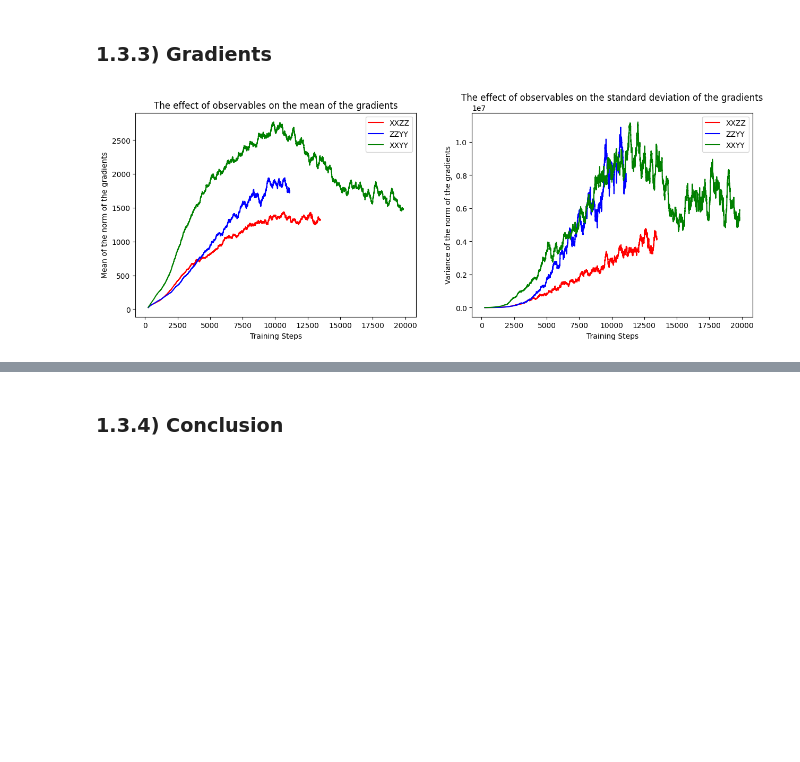
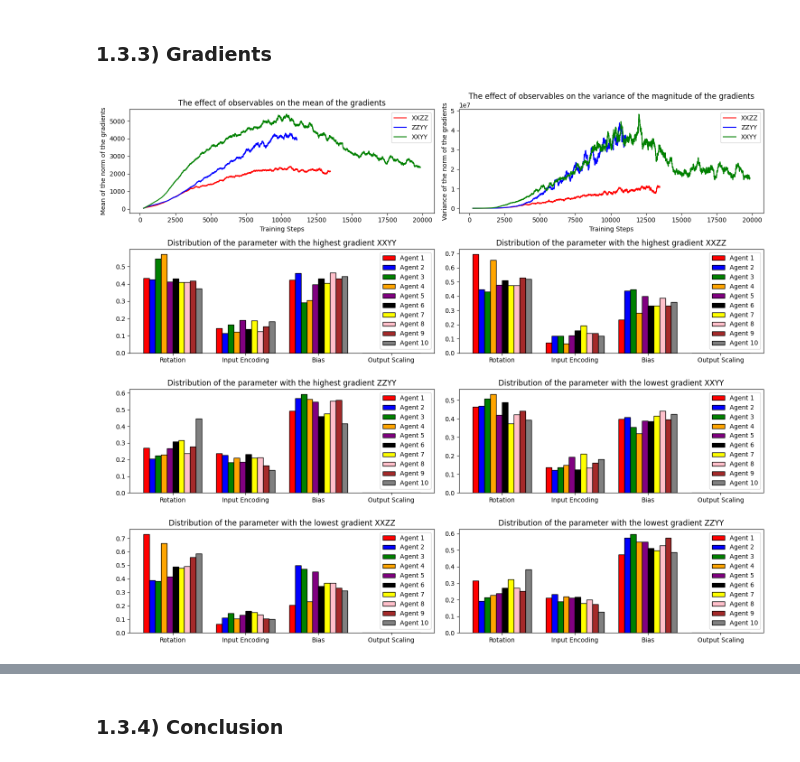
Before and after one commit to RodrigoCoelho7/VQC_Qlearning, a Jupyter notebook: data_analysis/observables_final.ipynb, the cells around one changed output, grey strips where cells are left out. Drawn from its saved outputs; the diff is of its cells as text; code cells hidden in the pictures; blank space fills up the shorter version.

```diff
--- a/data_analysis/observables_final.ipynb
+++ b/data_analysis/observables_final.ipynb
@@ -349,37 +448,74 @@ Once again, the three are very similar.
 # %% [markdown]
 ### 1.3.3) Gradients
 # %%
-uqc_2qubits_5layers_XXZZ_mean_gradients, uqc_2qubits_5layers_XXZZ_std_gradients = uqc_2qubits_5layers_XXZZ.get_gradients_all_params()
-uqc_2qubits_5layers_ZZYY_mean_gradients, uqc_2qubits_5layers_ZZYY_std_gradients = uqc_2qubits_5layers_ZZYY.get_gradients_all_params()
-uqc_2qubits_5layers_XXYY_mean_gradients, uqc_2qubits_5layers_XXYY_std_gradients = uqc_2qubits_5layers_XXYY.get_gradients_all_params()
+uqc_2qubits_5layers_XXZZ_mean_gradients, uqc_2qubits_5layers_XXZZ_std_gradients, uqc_2qubits_5layers_XXZZ_max, uqc_2qubits_5layers_XXZZ_max_index, uqc_2qubits_5layers_XXZZ_min, uqc_2qubits_5layers_XXZZ_min_index = uqc_2qubits_5layers_XXZZ.calculate_mean_variance_gradients(return_max = True, return_min = True)
+uqc_2qubits_5layers_ZZYY_mean_gradients, uqc_2qubits_5layers_ZZYY_std_gradients, uqc_2qubits_5layers_ZZYY_max, uqc_2qubits_5layers_ZZYY_max_index, uqc_2qubits_5layers_ZZYY_min, uqc_2qubits_5layers_ZZYY_min_index = uqc_2qubits_5layers_ZZYY.calculate_mean_variance_gradients(return_max = True, return_min = True)
+uqc_2qubits_5layers_XXYY_mean_gradients, uqc_2qubits_5layers_XXYY_std_gradients, uqc_2qubits_5layers_XXYY_max, uqc_2qubits_5layers_XXYY_max_index, uqc_2qubits_5layers_XXYY_min, uqc_2qubits_5layers_XXYY_min_index = uqc_2qubits_5layers_XXYY.calculate_mean_variance_gradients(return_max = True, return_min = True)
 
 uqc_2qubits_5layers_XXZZ_mean_gradients_smoothed = pd.Series(uqc_2qubits_5layers_XXZZ_mean_gradients).rolling(250).mean()
 uqc_2qubits_5layers_ZZYY_mean_gradients_smoothed = pd.Series(uqc_2qubits_5layers_ZZYY_mean_gradients).rolling(250).mean()
 uqc_2qubits_5layers_XXYY_mean_gradients_smoothed = pd.Series(uqc_2qubits_5layers_XXYY_mean_gradients).rolling(250).mean()
 
 uqc_2qubits_5layers_XXZZ_std_gradients_smoothed = pd.Series(uqc_2qubits_5layers_XXZZ_std_gradients).rolling(250).mean()
 uqc_2qubits_5layers_ZZYY_std_gradients_smoothed = pd.Series(uqc_2qubits_5layers_ZZYY_std_gradients).rolling(250).mean()
 uqc_2qubits_5layers_XXYY_std_gradients_smoothed = pd.Series(uqc_2qubits_5layers_XXYY_std_gradients).rolling(250).mean()
 
-fig, axs = plt.subplots(1, 2, figsize=(15, 5))
-axs[0].plot(uqc_2qubits_5layers_XXZZ_mean_gradients_smoothed, color = "red", label="XXZZ")
-axs[0].plot(uqc_2qubits_5layers_ZZYY_mean_gradients_smoothed, color = "blue", label="ZZYY")
-axs[0].plot(uqc_2qubits_5layers_XXYY_mean_gradients_smoothed, color = "green", label="XXYY")
-axs[0].legend()
-axs[0].set_xlabel("Training Steps")
-axs[0].set_ylabel("Mean of the norm of the gradients")
-axs[0].set_title("The effect of observables on the mean of the gradients")
+values_XXZZ = [classify_gradient(uqc_2qubits_5layers_XXZZ_max_index[i]) for i in range(len(uqc_2qubits_5layers_XXZZ_max_index))]
+values_ZZYY = [classify_gradient(uqc_2qubits_5layers_ZZYY_max_index[i]) for i in range(len(uqc_2qubits_5layers_ZZYY_max_index))]
+values_XXYY = [classify_gradient(uqc_2qubits_5layers_XXYY_max_index[i]) for i in range(len(uqc_2qubits_5layers_XXYY_max_index))]
+valus_XXZZ_min = [classify_gradient(uqc_2qubits_5layers_XXZZ_min_index[i]) for i in range(len(uqc_2qubits_5layers_XXZZ_min_index))]
+valus_ZZYY_min = [classify_gradient(uqc_2qubits_5layers_ZZYY_min_index[i]) for i in range(len(uqc_2qubits_5layers_ZZYY_min_index))]
+valus_XXYY_min = [classify_gradient(uqc_2qubits_5layers_XXYY_min_index[i]) for i in range(len(uqc_2qubits_5layers_XXYY_min_index))]
 
-axs[1].plot(uqc_2qubits_5layers_XXZZ_std_gradients_smoothed, color = "red", label="XXZZ")
-axs[1].plot(uqc_2qubits_5layers_ZZYY_std_gradients_smoothed, color = "blue", label="ZZYY")
-axs[1].plot(uqc_2qubits_5layers_XXYY_std_gradients_smoothed, color = "green", label="XXYY")
-axs[1].legend()
-axs[1].set_xlabel("Training Steps")
-axs[1].set_ylabel("Variance of the norm of the gradients")
-axs[1].set_title("The effect of observables on the standard deviation of the gradients")
+fig, axs = plt.subplots(4, 2, figsize=(15, 12.5), tight_layout=True)
+axs[0,0].plot(uqc_2qubits_5layers_XXZZ_mean_gradients_smoothed, color = "red", label="XXZZ")
+axs[0,0].plot(uqc_2qubits_5layers_ZZYY_mean_gradients_smoothed, color = "blue", label="ZZYY")
+axs[0,0].plot(uqc_2qubits_5layers_XXYY_mean_gradients_smoothed, color = "green", label="XXYY")
+axs[0,0].legend()
+axs[0,0].set_xlabel("Training Steps")
+axs[0,0].set_ylabel("Mean of the norm of the gradients")
+axs[0,0].set_title("The effect of observables on the mean of the gradients")
+
+axs[0,1].plot(uqc_2qubits_5layers_XXZZ_std_gradients_smoothed, color = "red", label="XXZZ")
+axs[0,1].plot(uqc_2qubits_5layers_ZZYY_std_gradients_smoothed, color = "blue", label="ZZYY")
+axs[0,1].plot(uqc_2qubits_5layers_XXYY_std_gradients_smoothed, color = "green", label="XXYY")
+axs[0,1].legend()
+axs[0,1].set_xlabel("Training Steps")
+axs[0,1].set_ylabel("Variance of the norm of the gradients")
+axs[0,1].set_title("The effect of observables on the variance of the magnitude of the gradients")
+
+axs[1,0].hist(values_XXYY, edgecolor = "black", bins = [-0.5,0.5,1.5,2.5,3.5], density = True, color = colors, label = labels)
+axs[1,0].legend()
+axs[1,0].set_xticks([0, 1, 2, 3], ["Rotation", "Input Encoding", "Bias", "Output Scaling"])
+axs[1,0].set_title("Distribution of the parameter with the highest gradient XXYY")
+
+axs[1,1].hist(values_XXZZ, edgecolor = "black", bins = [-0.5,0.5,1.5,2.5,3.5], density = True, color = colors, label = labels)
+axs[1,1].legend()
+axs[1,1].set_xticks([0, 1, 2, 3], ["Rotation", "Input Encoding", "Bias", "Output Scaling"])
+axs[1,1].set_title("Distribution of the parameter with the highest gradient XXZZ")
+
+axs[2,0].hist(values_ZZYY, edgecolor = "black", bins = [-0.5,0.5,1.5,2.5,3.5], density = True, color = colors, label = labels)
+axs[2,0].legend()
+axs[2,0].set_xticks([0, 1, 2, 3], ["Rotation", "Input Encoding", "Bias", "Output Scaling"])
+axs[2,0].set_title("Distribution of the parameter with the highest gradient ZZYY")
+
+axs[2,1].hist(valus_XXYY_min, edgecolor = "black", bins = [-0.5,0.5,1.5,2.5,3.5], density = True, color = colors, label = labels)
+axs[2,1].legend()
+axs[2,1].set_xticks([0, 1, 2, 3], ["Rotation", "Input Encoding", "Bias", "Output Scaling"])
+axs[2,1].set_title("Distribution of the parameter with the lowest gradient XXYY")
+
+axs[3,0].hist(valus_XXZZ_min, edgecolor = "black", bins = [-0.5,0.5,1.5,2.5,3.5], density = True, color = colors, label = labels)
+axs[3,0].legend()
+axs[3,0].set_xticks([0, 1, 2, 3], ["Rotation", "Input Encoding", "Bias", "Output Scaling"])
+axs[3,0].set_title("Distribution of the parameter with the lowest gradient XXZZ")
+
+axs[3,1].hist(valus_ZZYY_min, edgecolor = "black", bins = [-0.5,0.5,1.5,2.5,3.5], density = True, color = colors, label = labels)
+axs[3,1].legend()
+axs[3,1].set_xticks([0, 1, 2, 3], ["Rotation", "Input Encoding", "Bias", "Output Scaling"])
+axs[3,1].set_title("Distribution of the parameter with the lowest gradient ZZYY")
 
 plt.show()
 # %% [output]
-[figure, old version]
+[figure, new version]
 # %% [markdown]
 Here there is a noticeable difference, as the XXYY has by far the biggest gradients and it also seems to be the one with the best performance. But still the difference here is very significant, which is really interesting.
```
Also changed, not shown: parts of 13 cells of this notebook, 1 other file.
